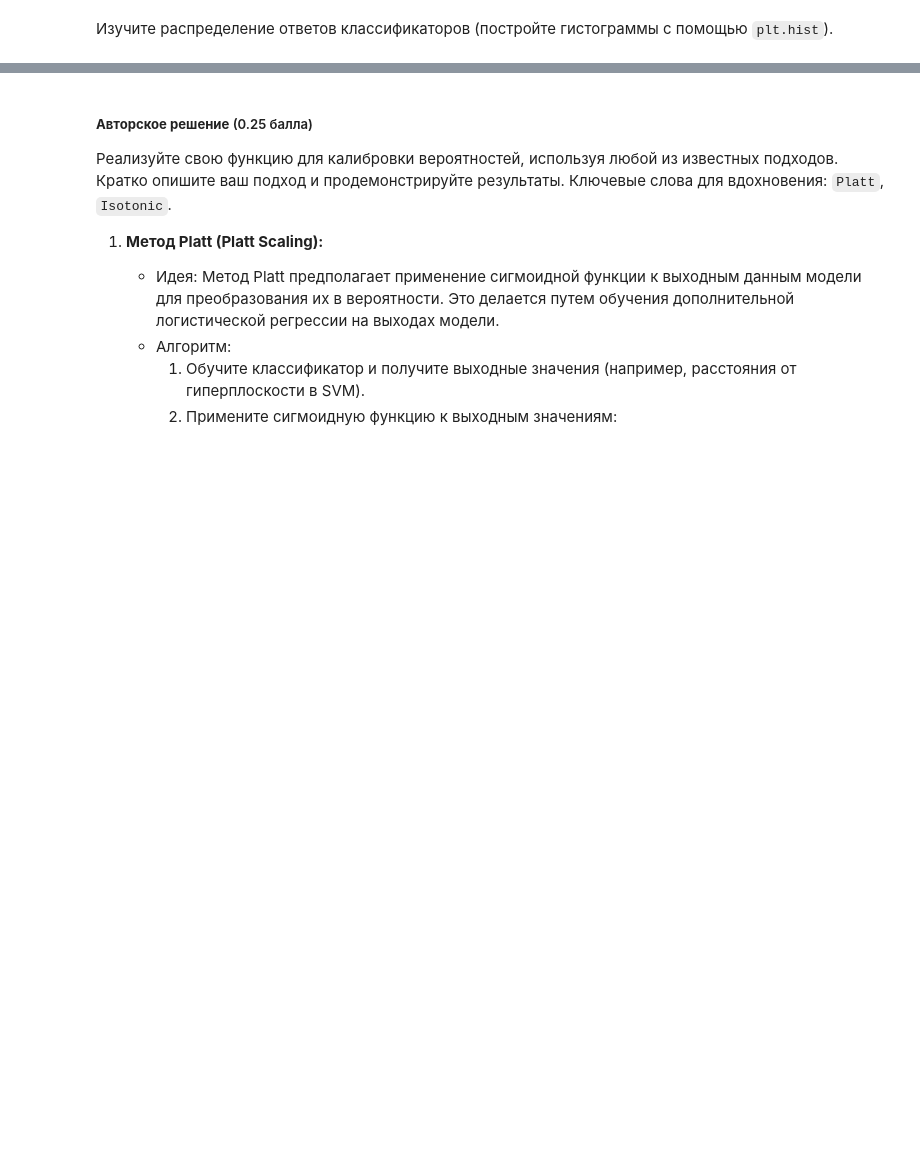
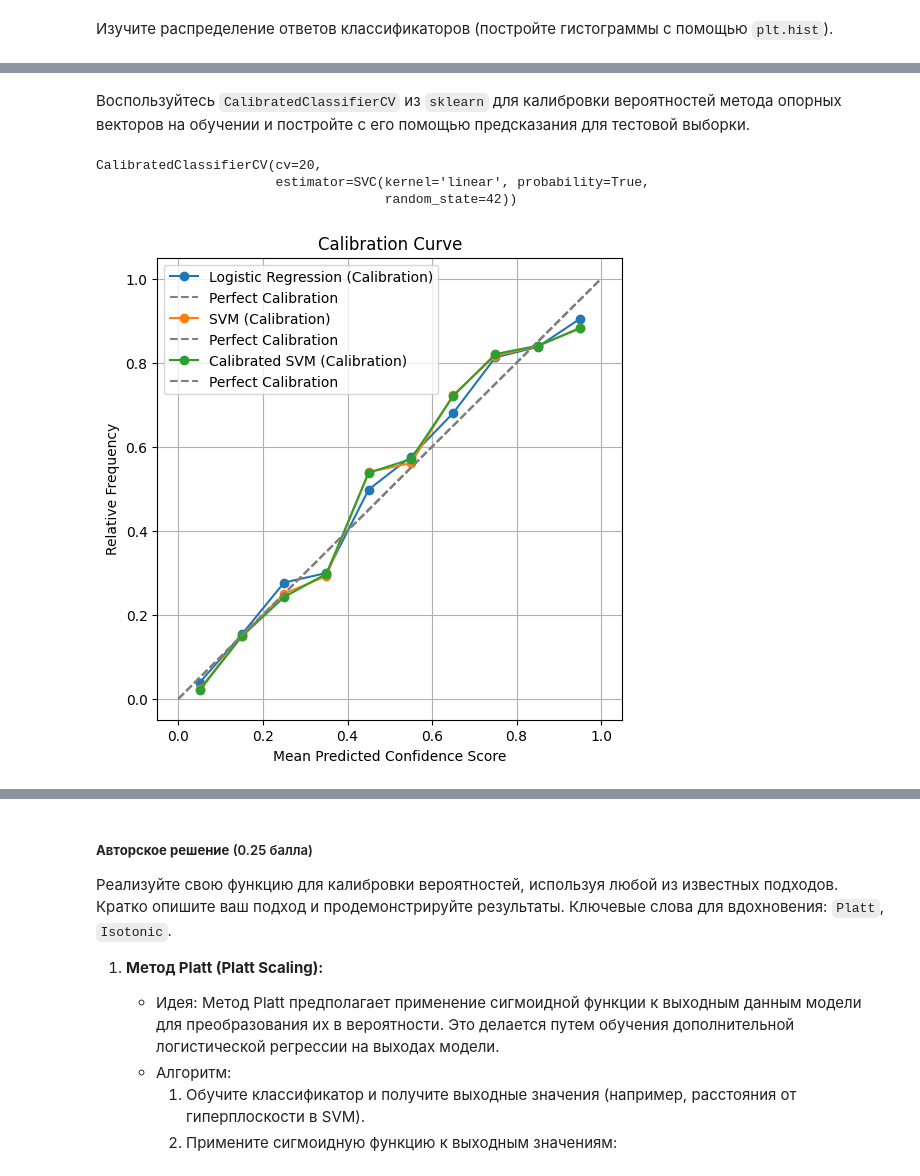
Before and after one commit to KoryakovDmitry/mai-ml-linear-classification-lab5, a Jupyter notebook: ML_MAI_&_SBER_Linear_classification_LAB_5.ipynb, the cells around one changed output, grey strips where cells are left out. Saved outputs shown, nothing was run; the diff lists cells and outputs as text; code cells hidden in the pictures; blank space fills up the shorter version.

```diff
--- a/ML_MAI_&_SBER_Linear_classification_LAB_5.ipynb
+++ b/ML_MAI_&_SBER_Linear_classification_LAB_5.ipynb
@@ -518,0 +622,27 @@ def plot_calibration_curve(y_test, preds):
+# %% [markdown]
+Воспользуйтесь `CalibratedClassifierCV` из `sklearn` для калибровки вероятностей метода опорных векторов на обучении и постройте с его помощью  предсказания для тестовой выборки.
+# %%
+from sklearn.calibration import CalibratedClassifierCV
+
+# Обучение метода опорных векторов с калибровкой
+svm = SVC(kernel='linear', probability=True, random_state=42)
+calibrated_svm = CalibratedClassifierCV(estimator=svm, method='sigmoid', cv=20)
+calibrated_svm.fit(X_train, y_train)
+# %% [output]
+CalibratedClassifierCV(cv=20,
+                       estimator=SVC(kernel='linear', probability=True,
+                                     random_state=42))
+# %%
+
+y_pred_calibrated_svm = calibrated_svm.predict_proba(X_test)[:, 1]
+# %%
+plt.figure(figsize=(6, 6))
+
+plot_calibration_curve(y_test, y_pred_log_reg, 'Logistic Regression')
+plot_calibration_curve(y_test, y_pred_svm, 'SVM')
+plot_calibration_curve(y_test, y_pred_calibrated_svm, 'Calibrated SVM')
+
+plt.legend()
+plt.show()
+# %% [output]
+[figure, added]
```
Also changed, not shown: parts of 23 cells of this notebook.
